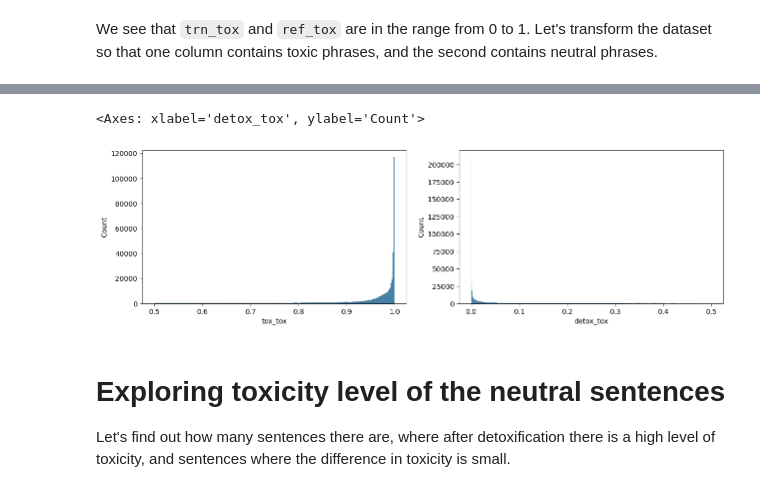
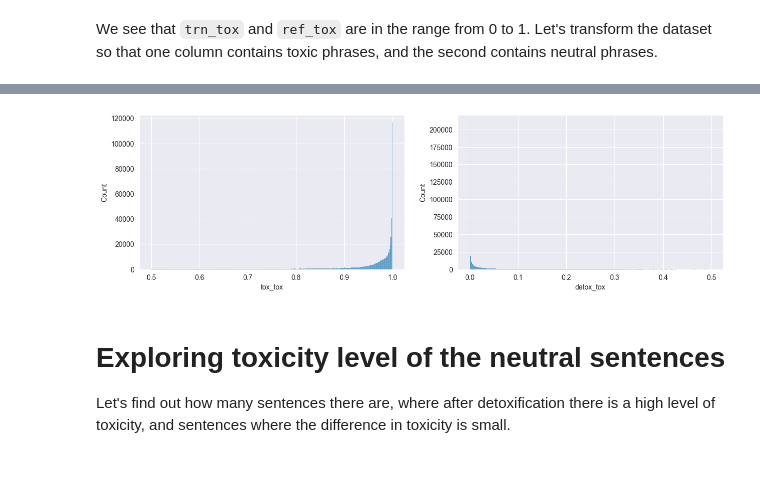
Before and after one commit to slewie/TextDetoxification, a Jupyter notebook: notebooks/1.0-initial-data-exporation.ipynb, the cells around one changed output, grey strips where cells are left out. Saved outputs shown, nothing was run; the diff lists cells and outputs as text; code cells hidden in the pictures.

```diff
--- a/notebooks/1.0-initial-data-exporation.ipynb
+++ b/notebooks/1.0-initial-data-exporation.ipynb
@@ -44,13 +46,10 @@ df.head()
 | 2 | 0.919051 | 0.268293 | well, we can spare your life. | Well, we could spare your life, f... | 0.985068 | 0.213313 |
 | 3 | 0.664333 | 0.309524 | monkey, you have to wake up. | Ah! Monkey, you've got to snap ou... | 0.994215 | 0.053362 |
 | 4 | 0.726639 | 0.181818 | I have orders to kill her. | I've got orders to put her down. | 0.999348 | 0.009402 |
-# %%
-fig, axs = plt.subplots(1, 2, figsize=(15, 4))
-sns.histplot(df['tox_tox'], ax=axs[0])
-sns.histplot(df['detox_tox'], ax=axs[1])
-# %% [output]
-<Axes: xlabel='detox_tox', ylabel='Count'>
-[figure, removed]
+# %%
+draw_histograms(df, 'tox_tox', "detox_tox")
+# %% [output]
+[figure, added]
 # %% [markdown]
 # Exploring toxicity level of the neutral sentences
 
```
Also changed, not shown: parts of 11 cells of this notebook, 3 other files.
